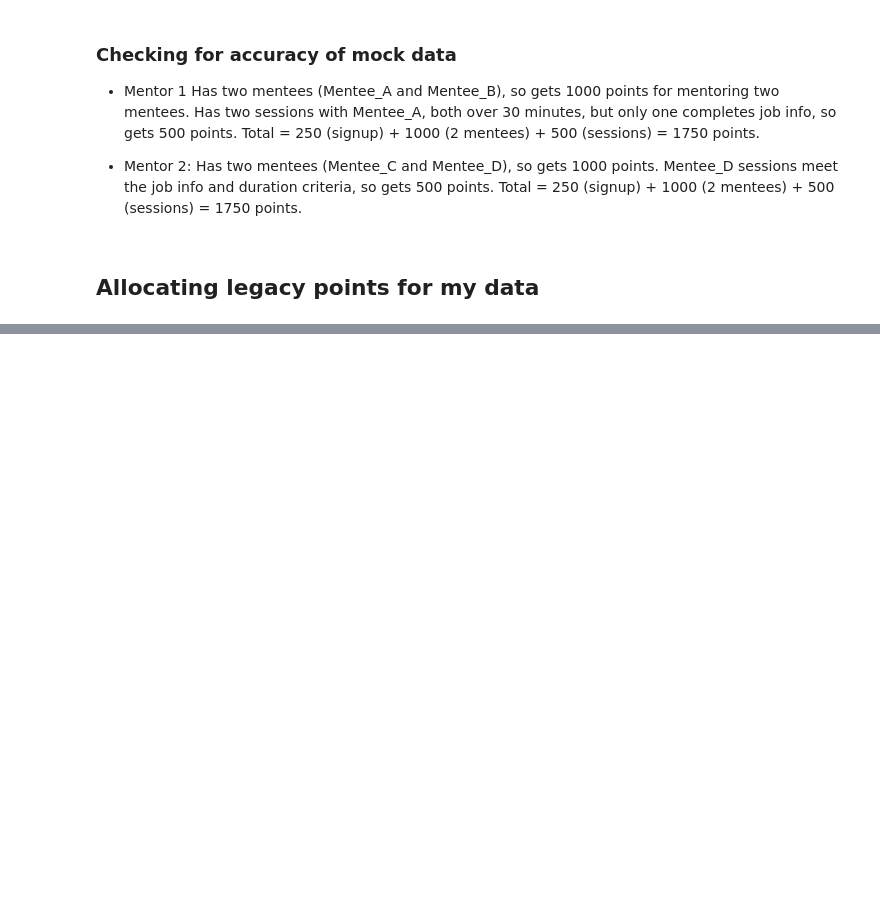
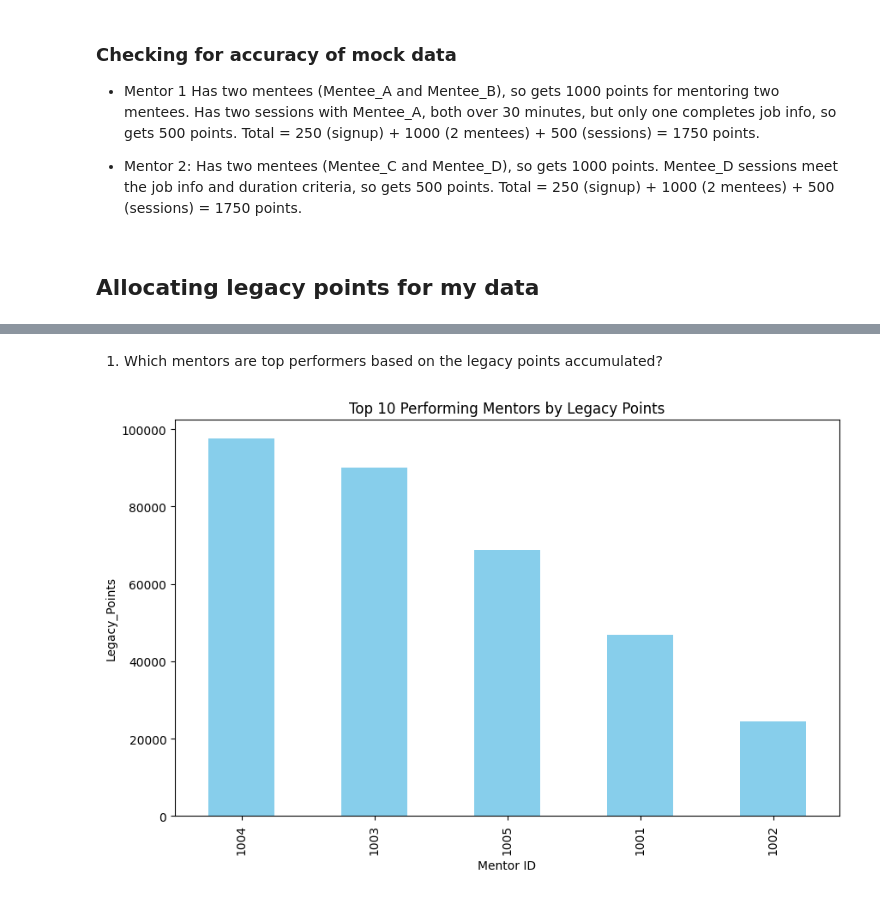
Before and after one commit to Georginahnjeri/Reward-program, a Jupyter notebook: reward.ipynb, the cells around one changed output, grey strips where cells are left out. Saved outputs shown, nothing was run; the diff lists cells and outputs as text; code cells hidden in the pictures; blank space fills up the shorter version.

```diff
--- a/reward.ipynb
+++ b/reward.ipynb
@@ -357,0 +380,15 @@ cleaned_data.head(10)
+# %% [markdown]
+1. Which mentors are top performers based on the legacy points accumulated?
+# %%
+# Top performing mentors based on points
+top_mentors = cleaned_data.groupby('Mentor_ID')['Legacy_Points'].sum().sort_values(ascending=False).head(10)
+
+# Bar plot of top 10 performing mentors
+plt.figure(figsize=(10,6))
+top_mentors.plot(kind='bar', color='skyblue')
+plt.title('Top 10 Performing Mentors by Legacy Points')
+plt.xlabel('Mentor ID')
+plt.ylabel('Legacy_Points')
+plt.show()
+# %% [output]
+[figure, added]
```
Also changed, not shown: parts of 23 cells of this notebook, 1 other file.
